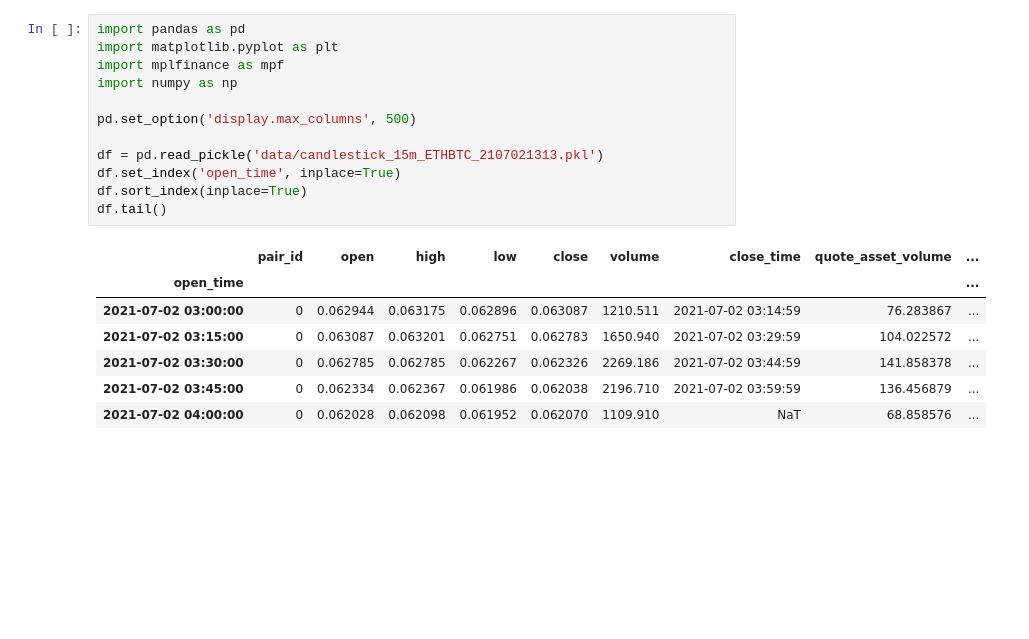
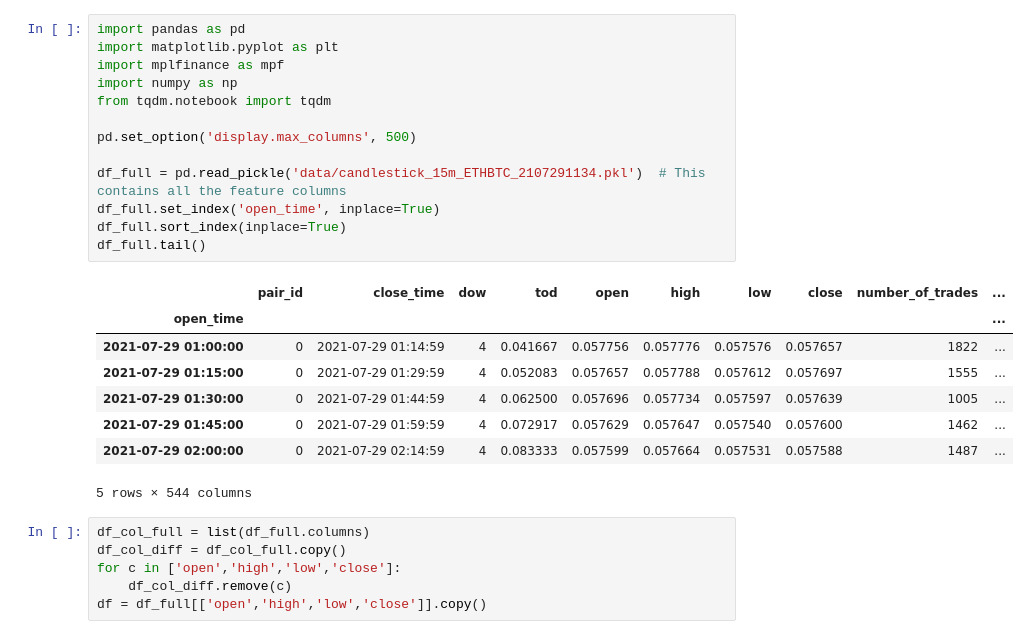
Before and after one commit to mads-swaps/swap-for-profit, a Jupyter notebook: playground/nicks/find_atr_ratio.ipynb, the cells around one changed output. Drawn from its saved outputs; the diff is of its cells as text; blank space fills up the shorter version.

```diff
--- a/playground/nicks/find_atr_ratio.ipynb
+++ b/playground/nicks/find_atr_ratio.ipynb
@@ -1,23 +1,31 @@
 # %%
 import pandas as pd
 import matplotlib.pyplot as plt
 import mplfinance as mpf
 import numpy as np
+from tqdm.notebook import tqdm
 
 pd.set_option('display.max_columns', 500)
 
-df = pd.read_pickle('data/candlestick_15m_ETHBTC_2107021313.pkl')
-df.set_index('open_time', inplace=True)
-df.sort_index(inplace=True)
-df.tail()
+df_full = pd.read_pickle('data/candlestick_15m_ETHBTC_2107291134.pkl')  # This contains all the feature columns
+df_full.set_index('open_time', inplace=True)
+df_full.sort_index(inplace=True)
+df_full.tail()
 # %% [output]
-|  | pair_id | open | high | low | close | volume | close_time | quote_asset_volume | ... |
-| open_time |  |  |  |  |  |  |  |  | ... |
-| 2021-07-02 03:00:00 | 0 | 0.062944 | 0.063175 | 0.062896 | 0.063087 | 1210.511 | 2021-07-02 03:14:59 | 76.283867 | ... |
-| 2021-07-02 03:15:00 | 0 | 0.063087 | 0.063201 | 0.062751 | 0.062783 | 1650.940 | 2021-07-02 03:29:59 | 104.022572 | ... |
-| 2021-07-02 03:30:00 | 0 | 0.062785 | 0.062785 | 0.062267 | 0.062326 | 2269.186 | 2021-07-02 03:44:59 | 141.858378 | ... |
-| 2021-07-02 03:45:00 | 0 | 0.062334 | 0.062367 | 0.061986 | 0.062038 | 2196.710 | 2021-07-02 03:59:59 | 136.456879 | ... |
-| 2021-07-02 04:00:00 | 0 | 0.062028 | 0.062098 | 0.061952 | 0.062070 | 1109.910 | NaT | 68.858576 | ... |
+|  | pair_id | close_time | dow | tod | open | high | low | close | number_of_trades | ... |
+| open_time |  |  |  |  |  |  |  |  |  | ... |
+| 2021-07-29 01:00:00 | 0 | 2021-07-29 01:14:59 | 4 | 0.041667 | 0.057756 | 0.057776 | 0.057576 | 0.057657 | 1822 | ... |
+| 2021-07-29 01:15:00 | 0 | 2021-07-29 01:29:59 | 4 | 0.052083 | 0.057657 | 0.057788 | 0.057612 | 0.057697 | 1555 | ... |
+| 2021-07-29 01:30:00 | 0 | 2021-07-29 01:44:59 | 4 | 0.062500 | 0.057696 | 0.057734 | 0.057597 | 0.057639 | 1005 | ... |
+| 2021-07-29 01:45:00 | 0 | 2021-07-29 01:59:59 | 4 | 0.072917 | 0.057629 | 0.057647 | 0.057540 | 0.057600 | 1462 | ... |
+| 2021-07-29 02:00:00 | 0 | 2021-07-29 02:14:59 | 4 | 0.083333 | 0.057599 | 0.057664 | 0.057531 | 0.057588 | 1487 | ... |
+5 rows × 544 columns
+# %%
+df_col_full = list(df_full.columns)
+df_col_diff = df_col_full.copy()
+for c in ['open','high','low','close']:
+    df_col_diff.remove(c)
+df = df_full[['open','high','low','close']].copy()
 # %%
 def add_lookback_trades(df, levels=1, cols=['open','high','low','close']):
     '''
```
Also changed, not shown: parts of 18 cells of this notebook, 14 other files.
